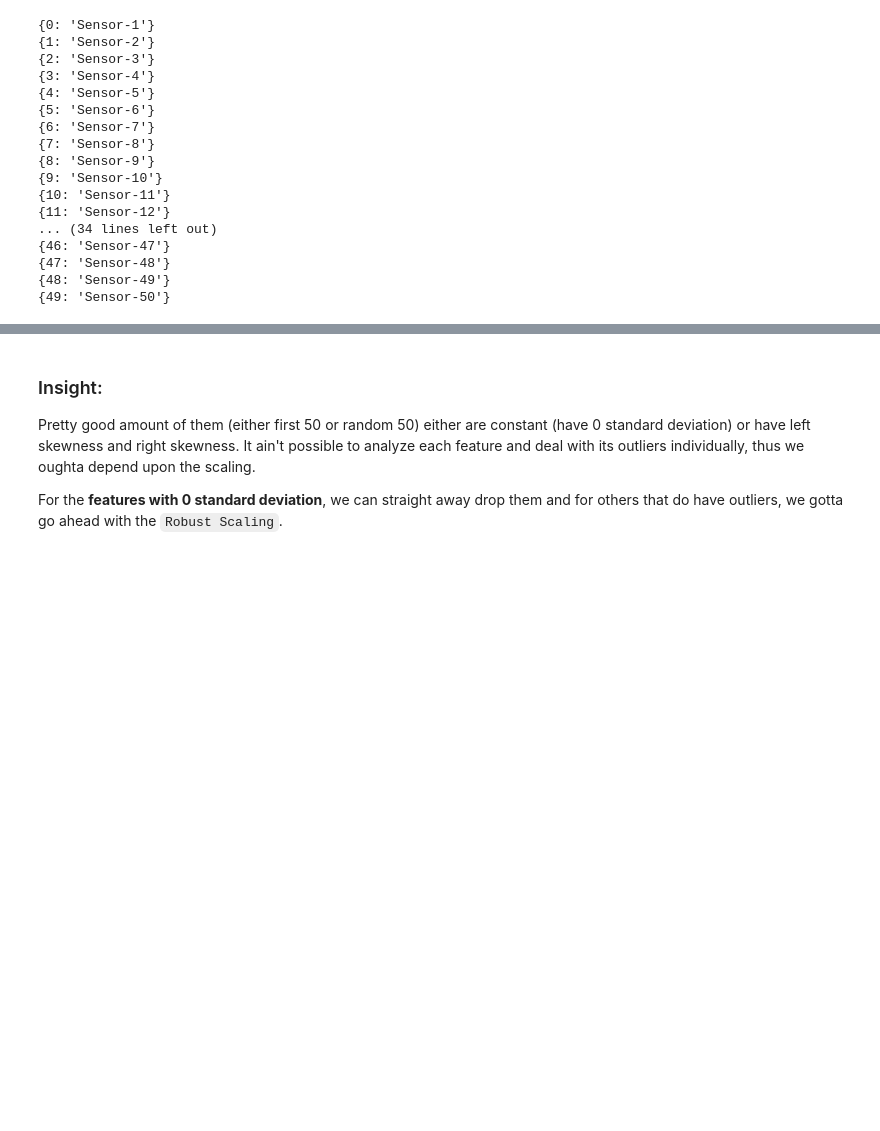
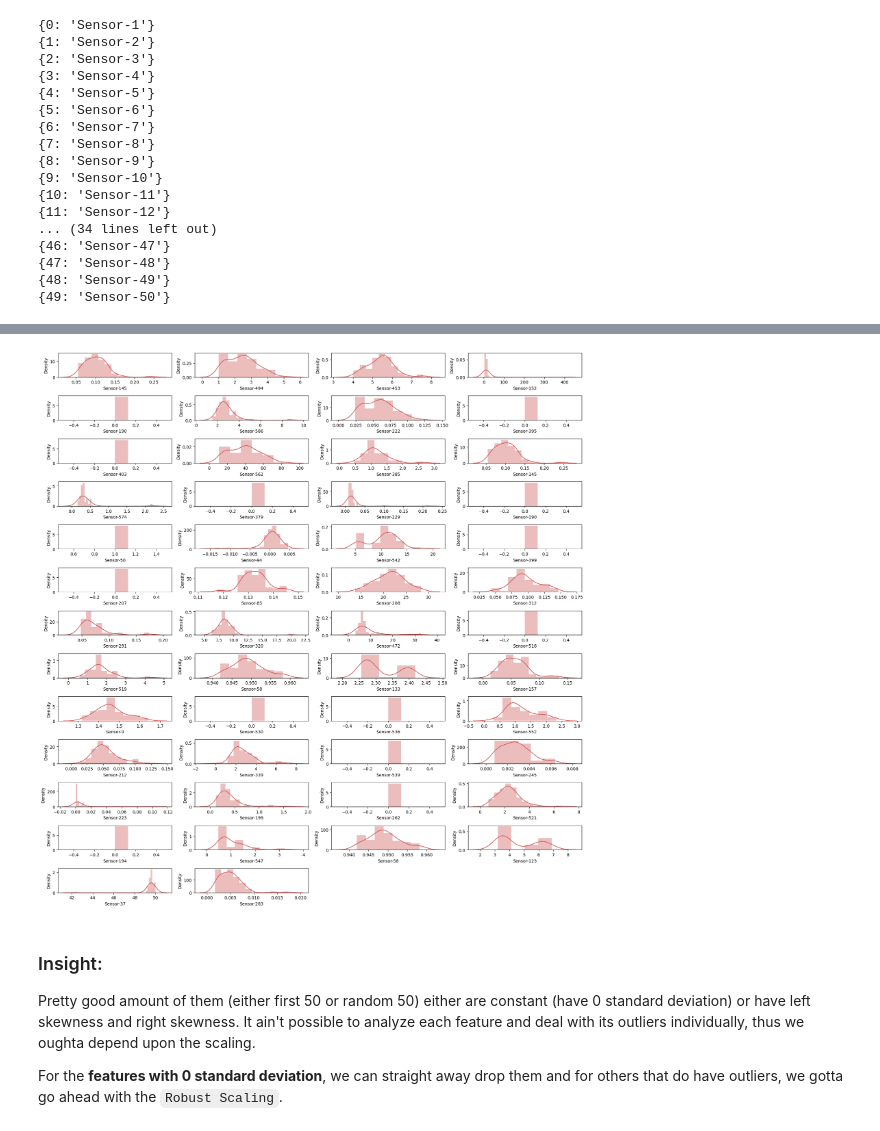
Before and after one commit to Er-Luciferr/Wafer-Fault-Detection, a Jupyter notebook: notebook/EDA.ipynb, the cells around one changed output, grey strips where cells are left out. Drawn from its saved outputs; the diff is of its cells as text; code cells hidden in the pictures; blank space fills up the shorter version.

```diff
--- a/notebook/EDA.ipynb
+++ b/notebook/EDA.ipynb
@@ -180,3 +175,12 @@ for i,cols in enumerate(train_df.columns[random_50_sensors]):
+# %%
+plt.figure(figsize=(18,105))
+for i,cols in enumerate(train_df.columns[random_50_sensors]):
+    plt.subplot(75,4,i+1)
+    sns.distplot(x=train_df[cols], color='indianred')
+    plt.xlabel(cols,weight=True)
+    plt.tight_layout()
+# %% [output]
+[figure, added]
 # %% [markdown]
 ### Insight:
 
```
Also changed, not shown: parts of 16 cells of this notebook.
